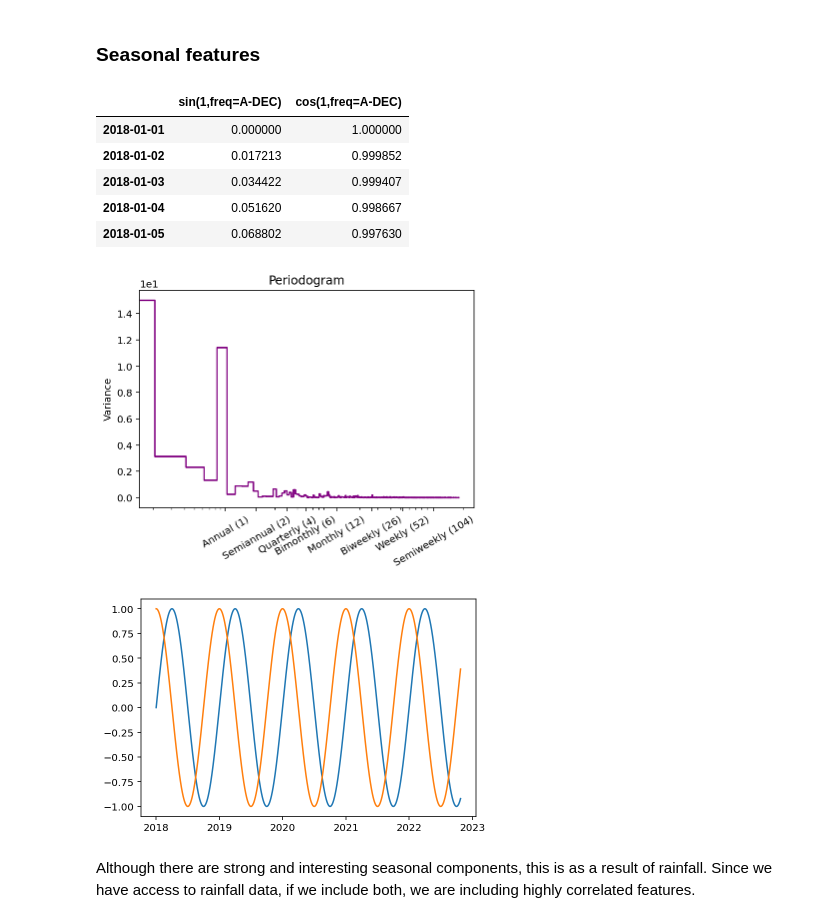
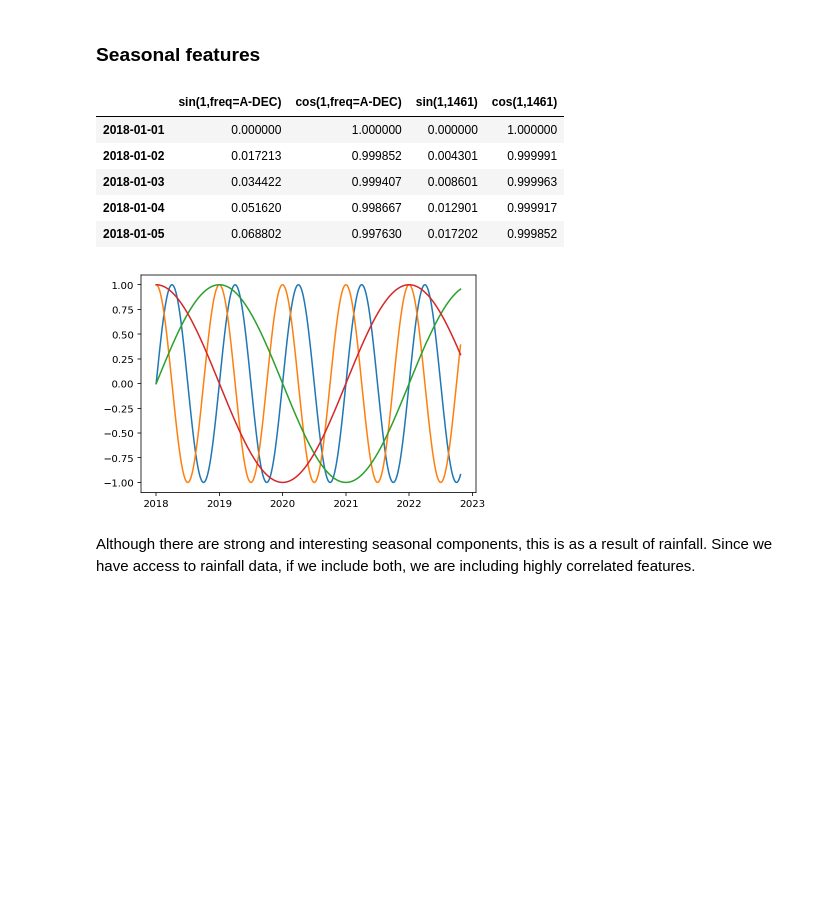
Before and after one commit to chrisgjarrett/kaituna-model, a Jupyter notebook: kaituna-flow-predictions-gate-level-classification.ipynb, the cells around one changed output. Drawn from its saved outputs; the diff is of its cells as text; code cells hidden in the pictures; blank space fills up the shorter version.

```diff
--- a/kaituna-flow-predictions-gate-level-classification.ipynb
+++ b/kaituna-flow-predictions-gate-level-classification.ipynb
@@ -679,37 +391,33 @@ plt.show()
 # %% [markdown]
 ### Seasonal features
 # %%
-# Check seasonality
-plot_periodogram(X_daily[target_column])
-
 # Trend feature (unused currently)
 calendar_fourier = CalendarFourier(freq="A", order=1)#10 sin/cos pairs for "A"nnual seasonality
 fourier = Fourier(period=365.25*4, order=1)
 
 #Features for linear regression
 dp = DeterministicProcess(
     index=X_daily.index,  # dates from the training data
     constant=False,       # dummy feature for the bias (y_intercept)
     order=0,             # the time dummy (trend)
-    additional_terms = [calendar_fourier],
+    additional_terms = [calendar_fourier, fourier],
     drop=True,           # drop terms if necessary to avoid collinearity
 )
 
 X_seasonal_features = dp.in_sample()
 display(X_seasonal_features.head())
 
 plt.figure()
 test = X_seasonal_features.index.to_timestamp()
 plt.plot(test, X_seasonal_features.values)
 plt.show()
 # %% [output]
-|  | sin(1,freq=A-DEC) | cos(1,freq=A-DEC) |
-| 2018-01-01 | 0.000000 | 1.000000 |
-| 2018-01-02 | 0.017213 | 0.999852 |
-| 2018-01-03 | 0.034422 | 0.999407 |
-| 2018-01-04 | 0.051620 | 0.998667 |
-| 2018-01-05 | 0.068802 | 0.997630 |
+|  | sin(1,freq=A-DEC) | cos(1,freq=A-DEC) | sin(1,1461) | cos(1,1461) |
+| 2018-01-01 | 0.000000 | 1.000000 | 0.000000 | 1.000000 |
+| 2018-01-02 | 0.017213 | 0.999852 | 0.004301 | 0.999991 |
+| 2018-01-03 | 0.034422 | 0.999407 | 0.008601 | 0.999963 |
+| 2018-01-04 | 0.051620 | 0.998667 | 0.012901 | 0.999917 |
+| 2018-01-05 | 0.068802 | 0.997630 | 0.017202 | 0.999852 |
-[figure, old version]
+[figure, new version]
-[figure, removed]
 # %% [markdown]
 Although there are strong and interesting seasonal components, this is as a result of rainfall. Since we have access to rainfall data, if we include both, we are including highly correlated features.
```
Also changed, not shown: parts of 45 cells of this notebook.
